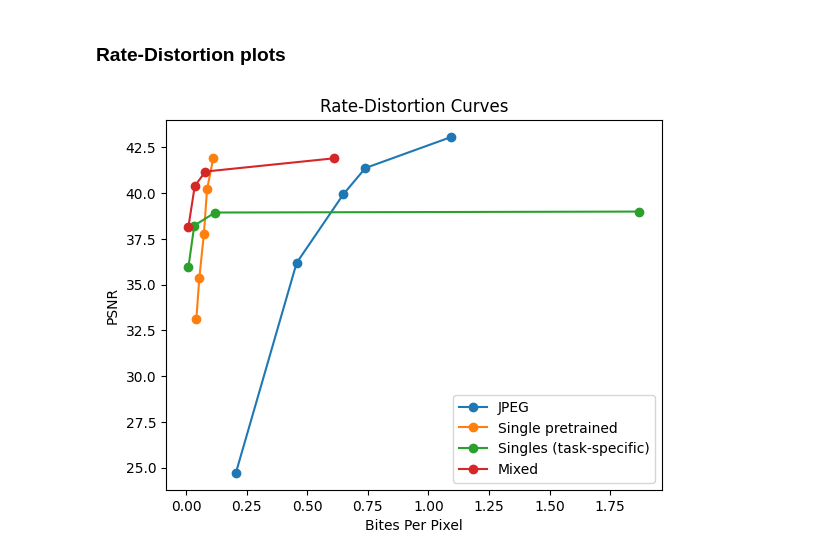
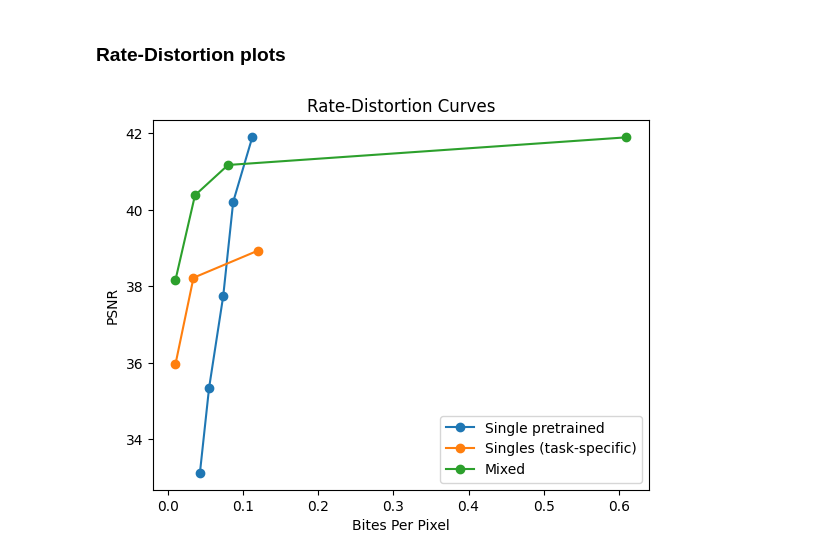
Before and after one commit to narekvslife/multi-modal-neural-compression, a Jupyter notebook: src/plots.ipynb, the cells around one changed output. Saved outputs shown, nothing was run; the diff lists cells and outputs as text; code cells hidden in the pictures.

```diff
--- a/src/plots.ipynb
+++ b/src/plots.ipynb
@@ -258,26 +255,28 @@ pretr_ans, (pretr_bpps, pretr_mse) = mse_across_tasks(batch, model="pretr")
 # %%
 # {name: (bpps, dists)},
 #   ...
 # }
 # values for lambda = 0.001 0.010 0.100 + reconstruction only
 model_values = {
-                "JPEG":                       (jpeg_bpps, jpeg_mse),
+#                 "JPEG":                       (jpeg_bpps, jpeg_mse),
 
                 "Single pretrained":       (pretr_bpps, pretr_mse),
 
-                "Singles (task-specific)":    ([1.87, 0.12, 0.034, 0.01],
-                                               np.array([8.27, 8.37, 9.86, 16.6]) / 256 / 256),
+                "Singles (task-specific)":    ([0.12, 0.034, 0.01],
+                                               np.array([8.37, 9.86, 16.6]) / 256 / 256),
+#                 "Singles (task-specific)":    ([1.87, 0.12, 0.034, 0.01],
+#                                                np.array([8.27, 8.37, 9.86, 16.6]) / 256 / 256),
 
                 "Mixed":                      ([0.61, 0.08, 0.036, 0.01],
-                                               np.array([12.7/3, 5, 6, 10]) / 256 / 256),
+                                               np.array([12.7/3, 5, 6, 10]) / 256 / 256), # 5?????
 
 #                 "Disjoint":                 ([____, ____, ____, 0.69],
 #                                              np.array([12.7/3, 5, 6, 10]) / 256 / 256),
 
 #                 "Shared":                   ([____, ____, ____, ____],
 #                                              np.array([12.7/3, 5, 6, 10]) / 256 / 256)
                }
 
 plot_rate_distortion_curves(model_values)
 # %% [output]
-[figure, old version]
+[figure, new version]
```
Also changed, not shown: parts of 15 cells of this notebook, 1 other file.
